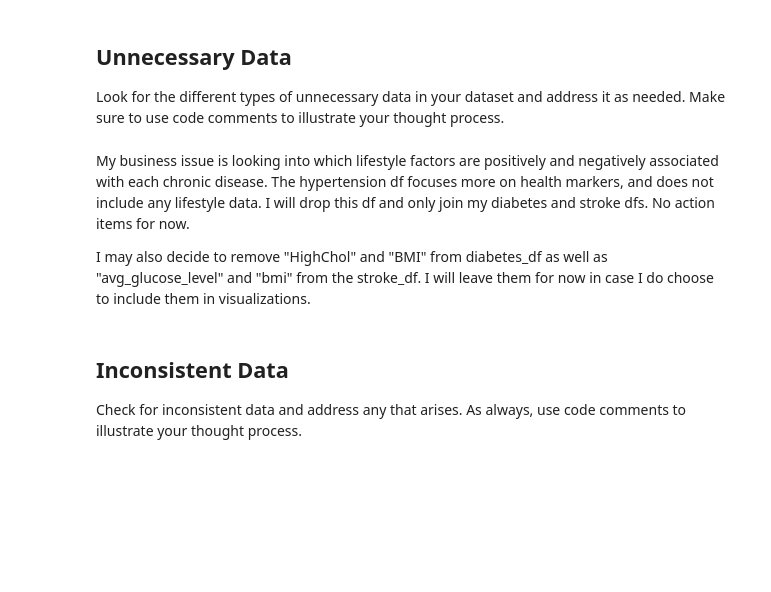
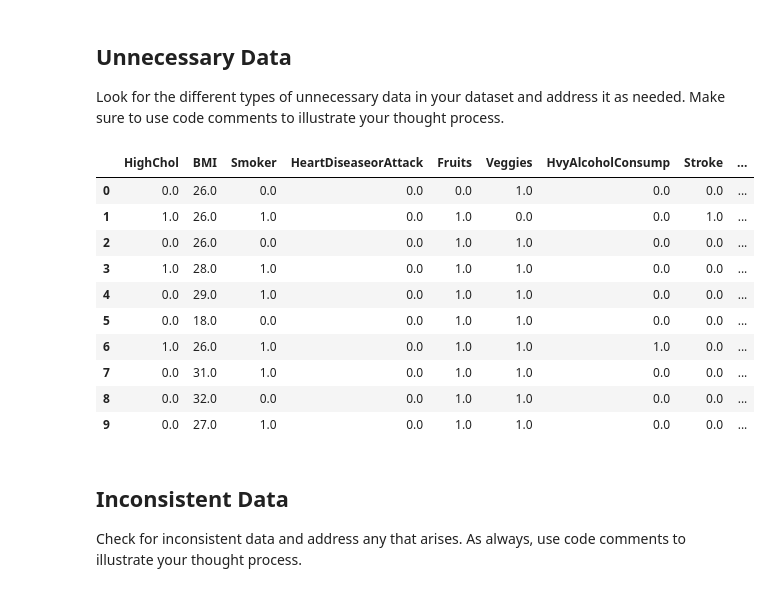
Before and after one commit to mcampbell07/cleaning-data-checkpoint, a Jupyter notebook: checkpoint-three.ipynb, the cells around one changed output. Drawn from its saved outputs; the diff is of its cells as text; code cells hidden in the pictures; blank space fills up the shorter version.

```diff
--- a/checkpoint-three.ipynb
+++ b/checkpoint-three.ipynb
@@ -211,0 +79,20 @@ Because the amount of outliers present in the diabetes_df "BMI" column are so mi
+# %%
+#defining variables for Q1, Q3, and IQR
+Q1 = 25.000000
+Q3 = 33.000000
+IQR = Q3 - Q1
+
+#calculating lower and upper fence
+lower_fence = Q1 - 1.5 * IQR
+display(lower_fence)
+upper_fence = Q3 + 1.5 * IQR
+display(upper_fence)
+
+#creating a variable for all outliers (values below lower fence and above upper fence) present in dataset
+outliers = diabetes_df[(diabetes_df['BMI'] < lower_fence) | (diabetes_df['BMI'] > upper_fence)].index
+display(outliers)
+
+# dropping outliers from diabetes_df and resetting index
+diabetes_df = diabetes_df.drop(outliers)
+diabetes_df = diabetes_df.reset_index(drop=True)
+display(diabetes_df.info())
@@ -213,10 +122,26 @@ Because the amount of outliers present in the diabetes_df "BMI" column are so mi
 ## Unnecessary Data
 
 Look for the different types of unnecessary data in your dataset and address it as needed. Make sure to use code comments to illustrate your thought process.
-# %% [markdown]
-My business issue is looking into which lifestyle factors are positively and negatively associated with each chronic disease. The hypertension df focuses more on health markers, and does not include any lifestyle data. I will drop this df and only join my diabetes and stroke dfs. No action items for now.
-
-I may also decide to remove "HighChol" and "BMI" from diabetes_df as well as "avg_glucose_level" and "bmi" from the stroke_df. I will leave them for now in case I do choose to include them in visualizations.
+# %%
+# The following columns are relevant to my analysis:
+# - HighChol, BMI, Smoker, HeartDiseaseorAttack, Fruits, Veggies, HvyAlcoholConsump, Stroke, HighBP, Diabetes
+# The following columns are not relevant to my analysis, so I will drop them:
+# - Age, Sex, CholCheck, PhysActivity, GenHlth, MentHlth, PhysHlth, DiffWalk
+
+# diabetes_df = diabetes_df.drop(columns=['Age', 'Sex', 'CholCheck', 'PhysActivity', 'GenHlth', 'MentHlth', 'PhysHlth', 'DiffWalk'])
+display(diabetes_df.head(10))
+# %% [output]
+|  | HighChol | BMI | Smoker | HeartDiseaseorAttack | Fruits | Veggies | HvyAlcoholConsump | Stroke | ... |
+| 0 | 0.0 | 26.0 | 0.0 | 0.0 | 0.0 | 1.0 | 0.0 | 0.0 | ... |
+| 1 | 1.0 | 26.0 | 1.0 | 0.0 | 1.0 | 0.0 | 0.0 | 1.0 | ... |
+| 2 | 0.0 | 26.0 | 0.0 | 0.0 | 1.0 | 1.0 | 0.0 | 0.0 | ... |
+| 3 | 1.0 | 28.0 | 1.0 | 0.0 | 1.0 | 1.0 | 0.0 | 0.0 | ... |
+| 4 | 0.0 | 29.0 | 1.0 | 0.0 | 1.0 | 1.0 | 0.0 | 0.0 | ... |
+| 5 | 0.0 | 18.0 | 0.0 | 0.0 | 1.0 | 1.0 | 0.0 | 0.0 | ... |
+| 6 | 1.0 | 26.0 | 1.0 | 0.0 | 1.0 | 1.0 | 1.0 | 0.0 | ... |
+| 7 | 0.0 | 31.0 | 1.0 | 0.0 | 1.0 | 1.0 | 0.0 | 0.0 | ... |
+| 8 | 0.0 | 32.0 | 0.0 | 0.0 | 1.0 | 1.0 | 0.0 | 0.0 | ... |
+| 9 | 0.0 | 27.0 | 1.0 | 0.0 | 1.0 | 1.0 | 0.0 | 0.0 | ... |
 # %% [markdown]
 ## Inconsistent Data
 
```
Also changed, not shown: parts of 16 cells of this notebook.
